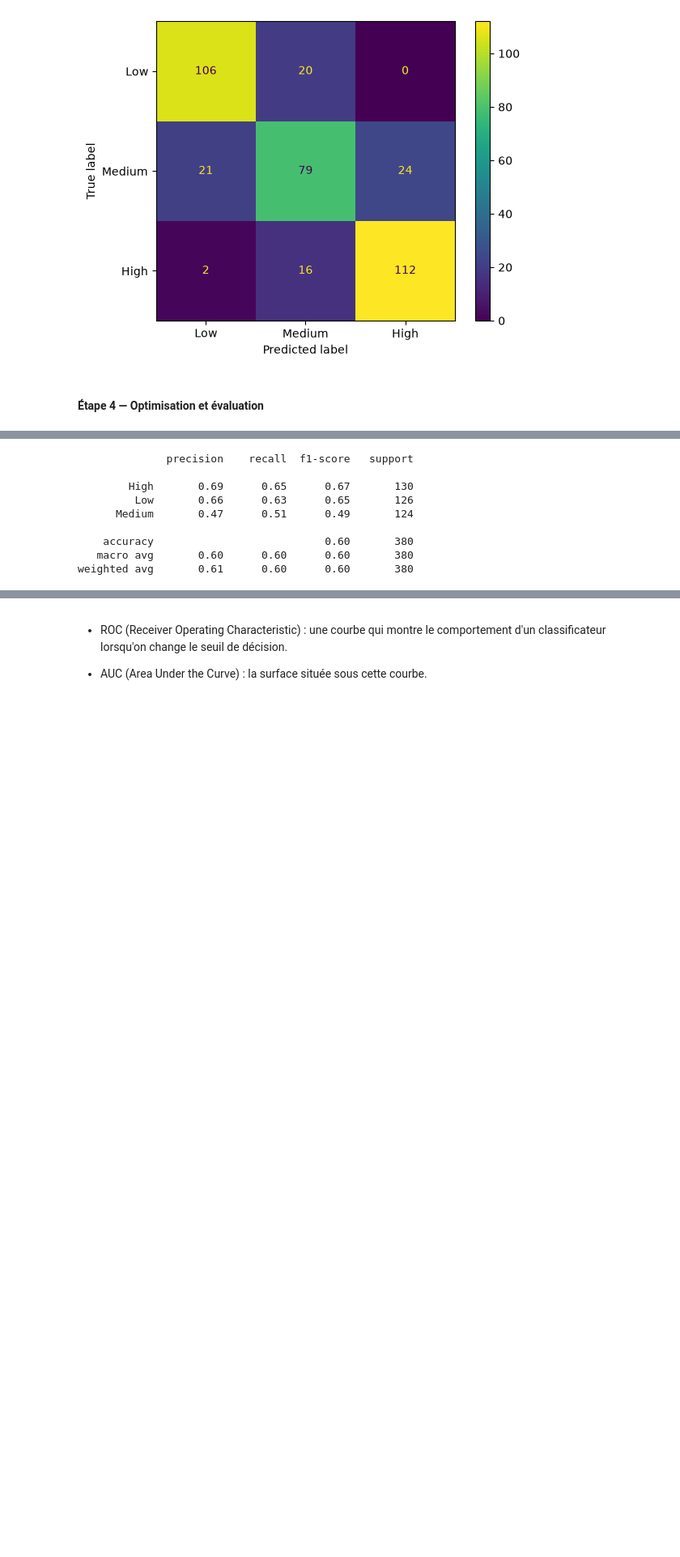
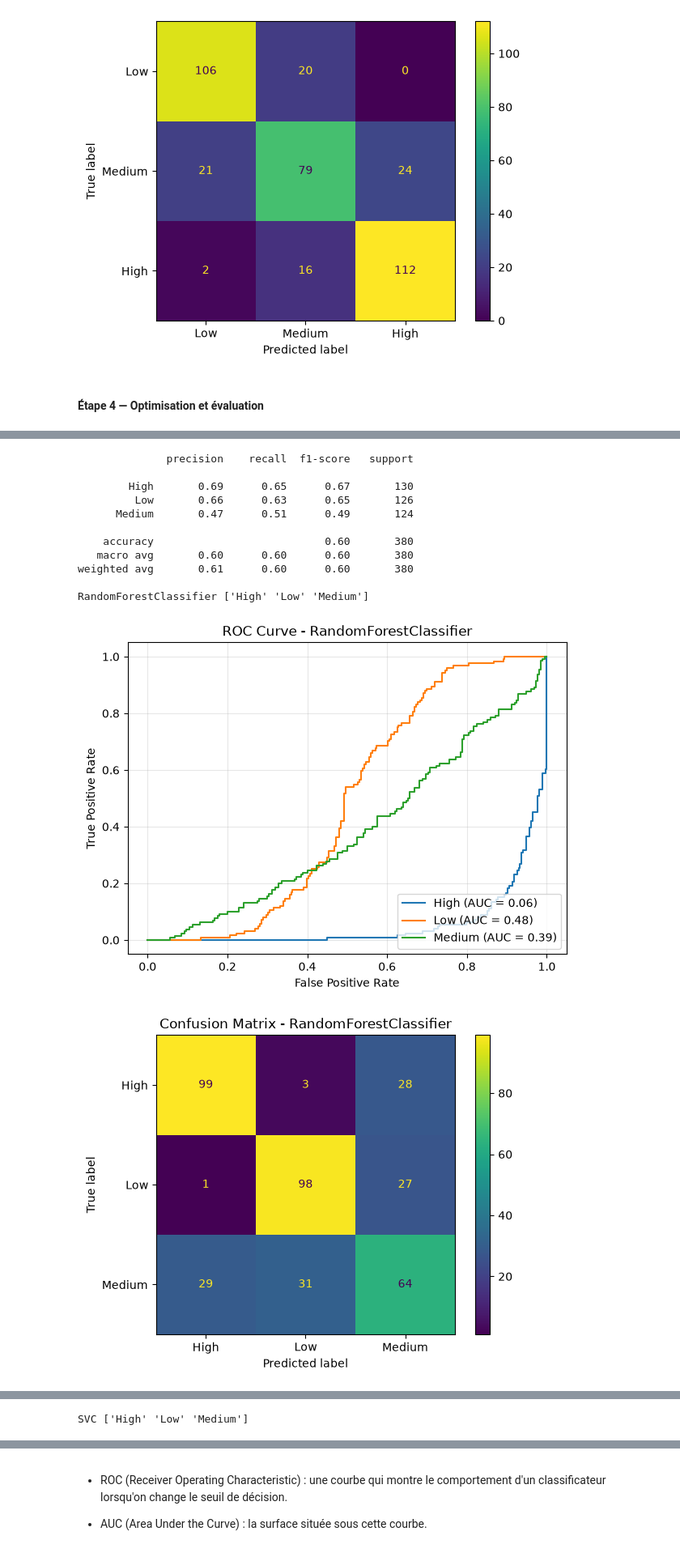
Before and after one commit to NohailaAitHammad/Student_Mental_Health, a Jupyter notebook: notebooks/exploration.ipynb, the cells around one changed output, grey strips where cells are left out. Shown at 81% size. Drawn from its saved outputs; the diff is of its cells as text; code cells hidden in the pictures; blank space fills up the shorter version.

```diff
--- a/notebooks/exploration.ipynb
+++ b/notebooks/exploration.ipynb
@@ -959,6 +961,8 @@ for model_name, (model, params, scaling) in models_with_params.items():
       gs = GridSearchCV(estimator=pipe, param_grid=params, cv=5, scoring='f1_macro', n_jobs=-1)
       gs.fit(X_train, y_train)
       best_estimator = gs.best_estimator_
+
+      y_test_bin = label_binarize(y_test, classes=best_estimator.classes_)
 
       # print(f"{model_name} : {pipeline.score(X_train, y_train)}")
       y_pred = best_estimator.predict(X_test)
@@ -1046,30 +1050,34 @@ print(
             ascending=False, ignore_index=True, inplace=True
       )
 )
 # %% [output]
 LogisticRegression ['High' 'Low' 'Medium']
 <Figure size 600x500 with 0 Axes>
 [figure]
 [figure]
               precision    recall  f1-score   support
 
         High       0.79      0.81      0.80       130
          Low       0.81      0.83      0.82       126
       Medium       0.62      0.59      0.60       124
 
     accuracy                           0.74       380
    macro avg       0.74      0.74      0.74       380
 weighted avg       0.74      0.74      0.74       380
 
 DecisionTreeClassifier ['High' 'Low' 'Medium']
 [figure]
 [figure]
               precision    recall  f1-score   support
 
         High       0.69      0.65      0.67       130
          Low       0.66      0.63      0.65       126
       Medium       0.47      0.51      0.49       124
 
     accuracy                           0.60       380
    macro avg       0.60      0.60      0.60       380
 weighted avg       0.61      0.60      0.60       380
+
+RandomForestClassifier ['High' 'Low' 'Medium']
+[figure, added]
+[figure, added]
@@ -1076,0 +1093 @@ KeyboardInterrupt:
+SVC ['High' 'Low' 'Medium']
```
Also changed, not shown: parts of 4 cells of this notebook, 31 other files.
